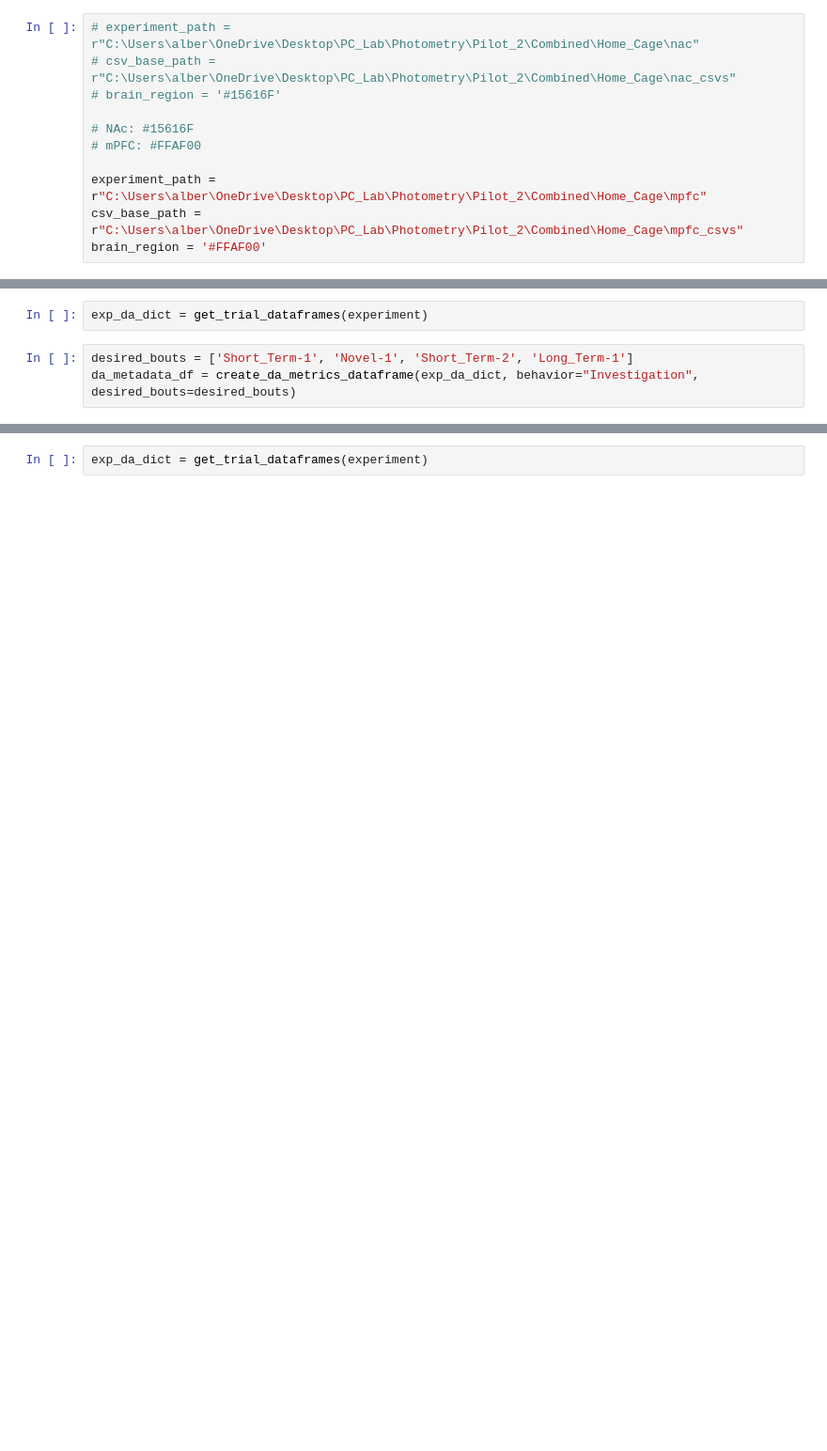
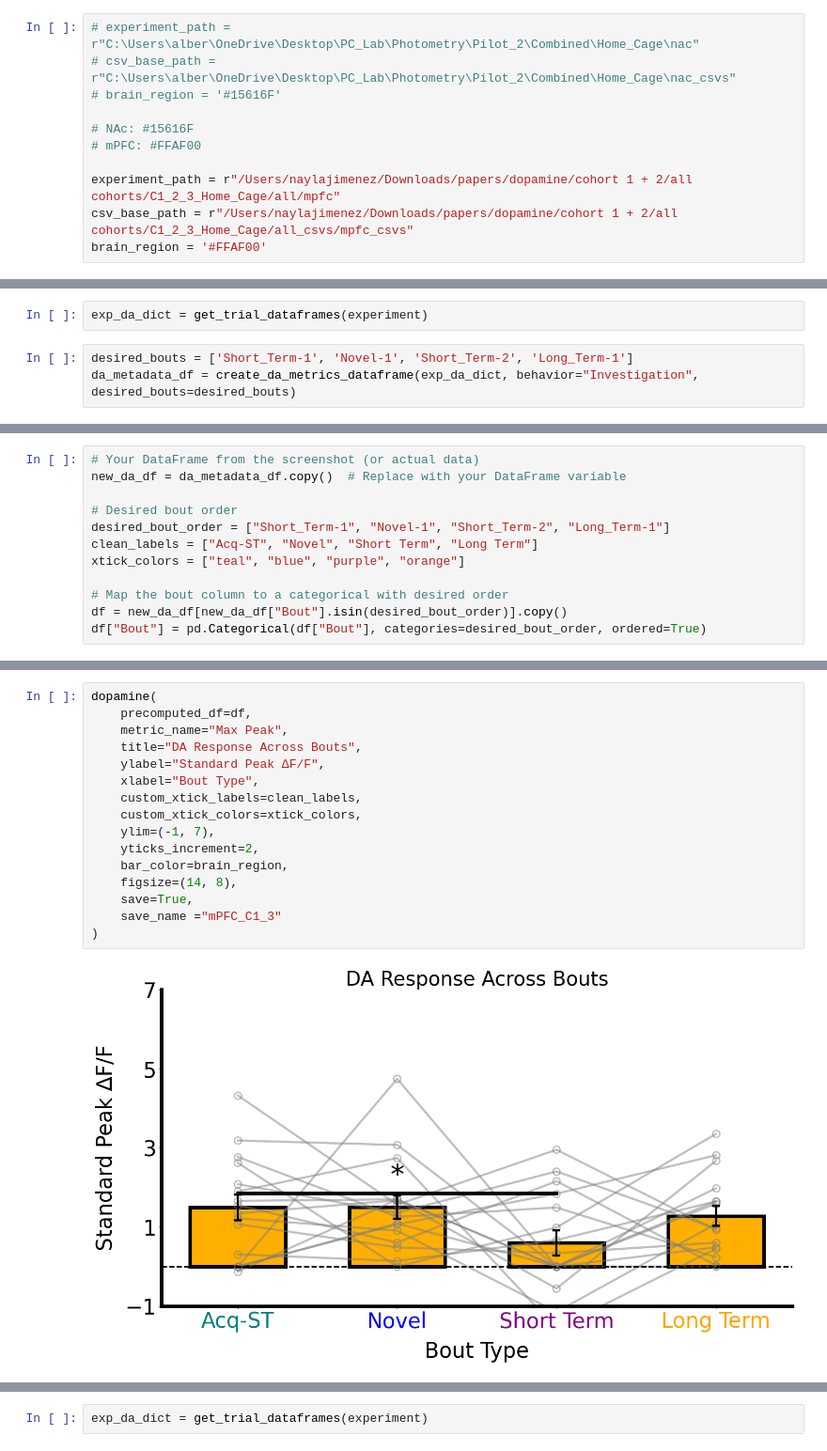
Before and after one commit to padillacoreanolab/Fiber_Photometry, a Jupyter notebook: Home_Cage/hc_da_analysis.ipynb, the cells around one changed output, grey strips where cells are left out. Shown at 94% size. Drawn from its saved outputs; the diff is of its cells as text; blank space fills up the shorter version.

Commit message:
new DA plots for HC

```diff
--- a/Home_Cage/hc_da_analysis.ipynb
+++ b/Home_Cage/hc_da_analysis.ipynb
@@ -20,8 +20,8 @@ from Hab_Dishab.hd_extension import get_trial_dataframes, create_metadata_datafr
 # NAc: #15616F
 # mPFC: #FFAF00
 
-experiment_path = r"C:\Users\alber\OneDrive\Desktop\PC_Lab\Photometry\Pilot_2\Combined\Home_Cage\mpfc"
-csv_base_path = r"C:\Users\alber\OneDrive\Desktop\PC_Lab\Photometry\Pilot_2\Combined\Home_Cage\mpfc_csvs"
+experiment_path = r"/Users/naylajimenez/Downloads/papers/dopamine/cohort 1 + 2/all cohorts/C1_2_3_Home_Cage/all/mpfc"
+csv_base_path = r"/Users/naylajimenez/Downloads/papers/dopamine/cohort 1 + 2/all cohorts/C1_2_3_Home_Cage/all_csvs/mpfc_csvs"
 brain_region = '#FFAF00'
 # %%
 # groups csv + experiment data into one variable
@@ -101,0 +108,12 @@ da_metadata_df.head(6)
+# %%
+# Your DataFrame from the screenshot (or actual data)
+new_da_df = da_metadata_df.copy()  # Replace with your DataFrame variable
+
+# Desired bout order
+desired_bout_order = ["Short_Term-1", "Novel-1", "Short_Term-2", "Long_Term-1"]
+clean_labels = ["Acq-ST", "Novel", "Short Term", "Long Term"]
+xtick_colors = ["teal", "blue", "purple", "orange"]
+
+# Map the bout column to a categorical with desired order
+df = new_da_df[new_da_df["Bout"].isin(desired_bout_order)].copy()
+df["Bout"] = pd.Categorical(df["Bout"], categories=desired_bout_order, ordered=True)
@@ -101,0 +235,18 @@ da_metadata_df.head(6)
+# %%
+dopamine(
+    precomputed_df=df,
+    metric_name="Max Peak",
+    title="DA Response Across Bouts",
+    ylabel="Standard Peak ∆F/F",
+    xlabel="Bout Type",
+    custom_xtick_labels=clean_labels,
+    custom_xtick_colors=xtick_colors,
+    ylim=(-1, 7),
+    yticks_increment=2,
+    bar_color=brain_region,
+    figsize=(14, 8),
+    save=True,
+    save_name ="mPFC_C1_3"
+)
+# %% [output]
+[figure, added]
```
Also changed, not shown: parts of 14 cells of this notebook, 10 other files.
